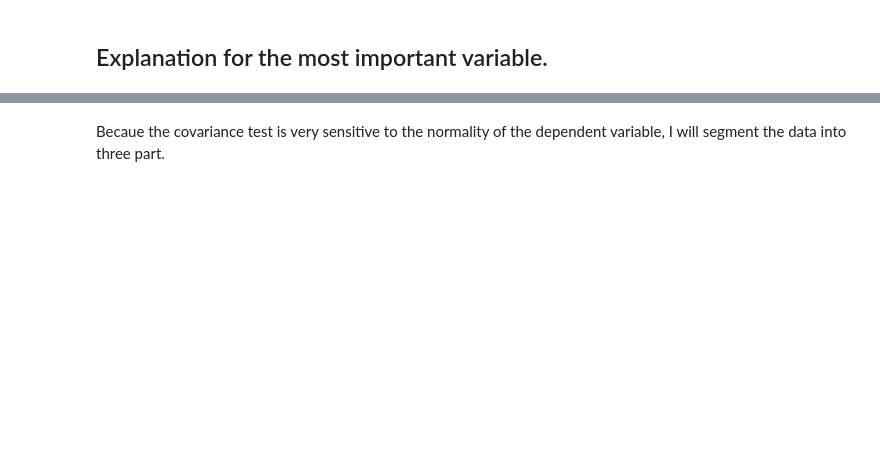
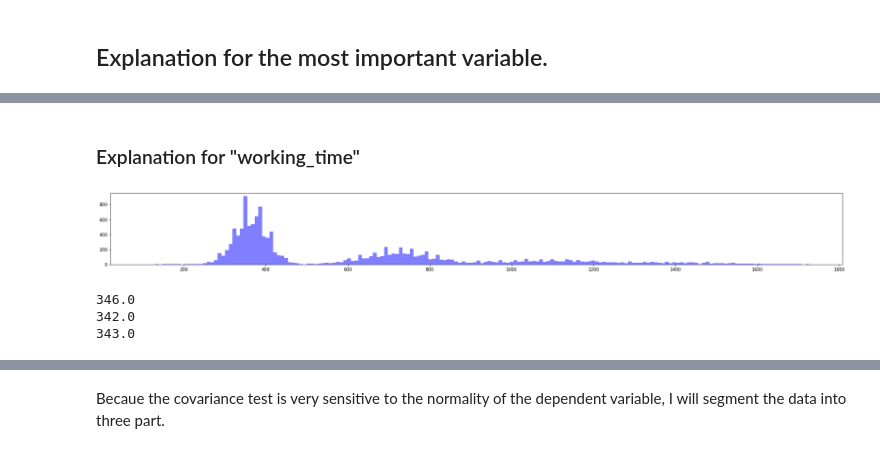
Before and after one commit to crazywiden/Leetcode_daily_submit, a Jupyter notebook: 20e/Employee retention.ipynb, the cells around one changed output, grey strips where cells are left out. Drawn from its saved outputs; the diff is of its cells as text; code cells hidden in the pictures; blank space fills up the shorter version.

```diff
--- a/20e/Employee retention.ipynb
+++ b/20e/Employee retention.ipynb
@@ -621,0 +606,8 @@ Because the rows need to be normal and they need to be mutually independent.
+# %% [markdown]
+### Explanation for "working_time"
+# %%
+(n, bins, patches) =plt.hist(dt2['wrk_time_int'], interval, facecolor='blue', alpha=0.5)
+plt.rcParams["figure.figsize"] = (30,3)
+plt.show()
+# %% [output]
+[figure, added]
@@ -621,0 +622,11 @@ Because the rows need to be normal and they need to be mutually independent.
+# %%
+p1 = findmax(200, 400, bins, n)
+p2 = findmax(600, 800, bins, n)
+p3 = findmax(1000, 1200, bins, n)
+print(p1)
+print(p2-p1)
+print(p3-p2)
+# %% [output]
+346.0
+342.0
+343.0
```
Also changed, not shown: parts of 48 cells of this notebook.
